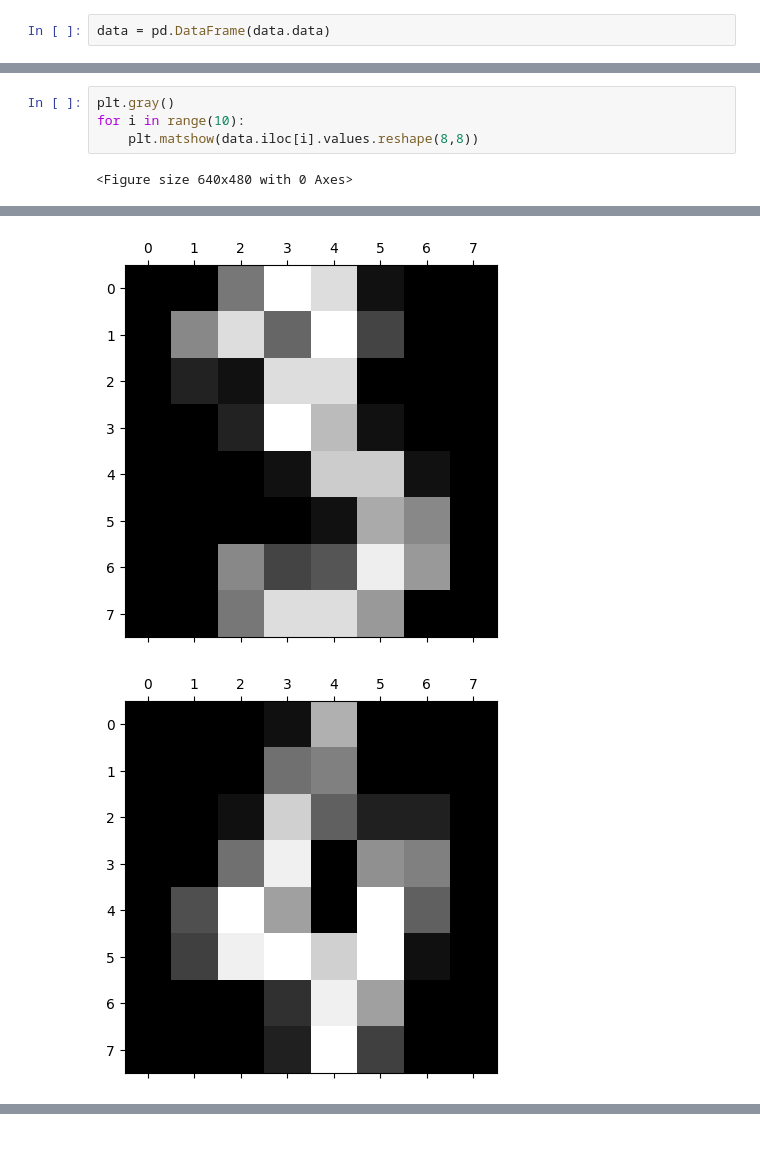
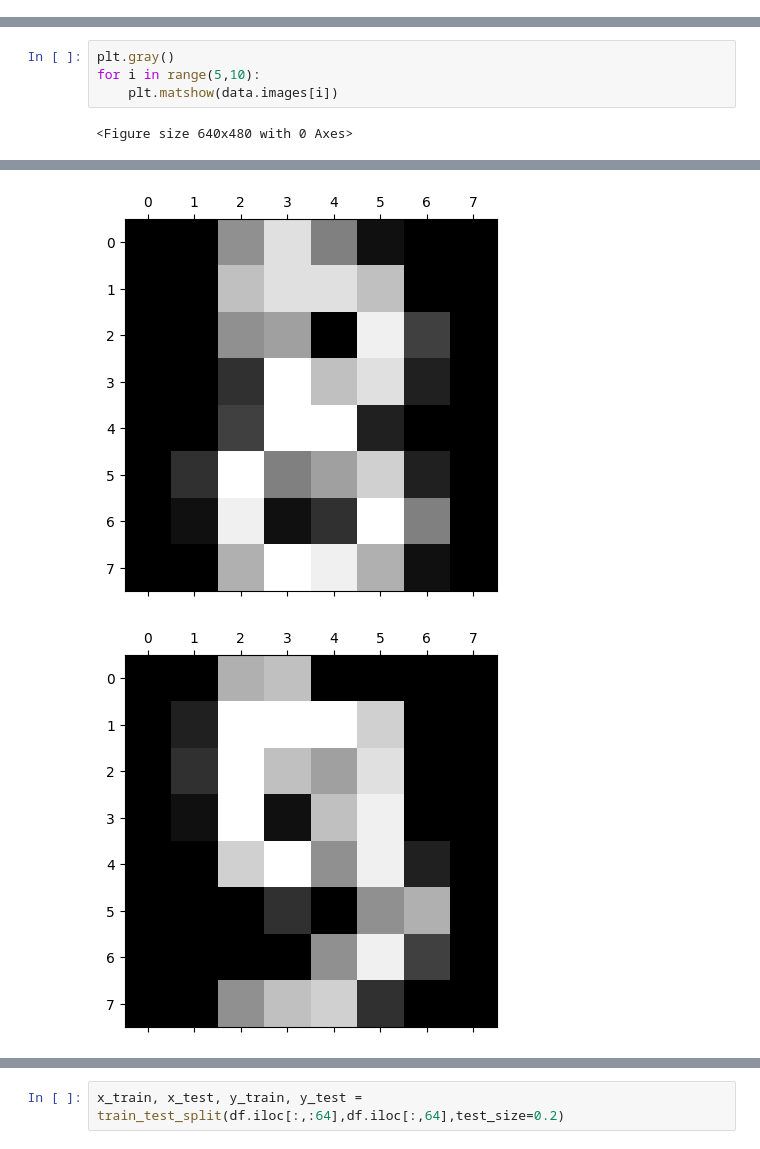
Before and after one commit to shashank-112/Daily-Coding-Progress, a Jupyter notebook: Machine Learning/work_on_load_digits.ipynb, the cells around one changed output, grey strips where cells are left out. Drawn from its saved outputs; the diff is of its cells as text.

```diff
--- a/Machine Learning/work_on_load_digits.ipynb
+++ b/Machine Learning/work_on_load_digits.ipynb
@@ -8,2 +12,0 @@ data = load_digits()
-# %%
-data = pd.DataFrame(data.data)
@@ -16,6 +39,6 @@ data[:1]
 # %%
 plt.gray()
-for i in range(10):
-    plt.matshow(data.iloc[i].values.reshape(8,8))
+for i in range(5,10):
+    plt.matshow(data.images[i])
 # %% [output]
 <Figure size 640x480 with 0 Axes>
@@ -25,2 +48,2 @@ for i in range(10):
-[figure, old version]
+[figure, new version]
-[figure, old version]
+[figure, new version]
@@ -31,0 +50,2 @@ for i in range(10):
+# %%
+x_train, x_test, y_train, y_test = train_test_split(df.iloc[:,:64],df.iloc[:,64],test_size=0.2)
```
Also changed, not shown: parts of 15 cells of this notebook.
